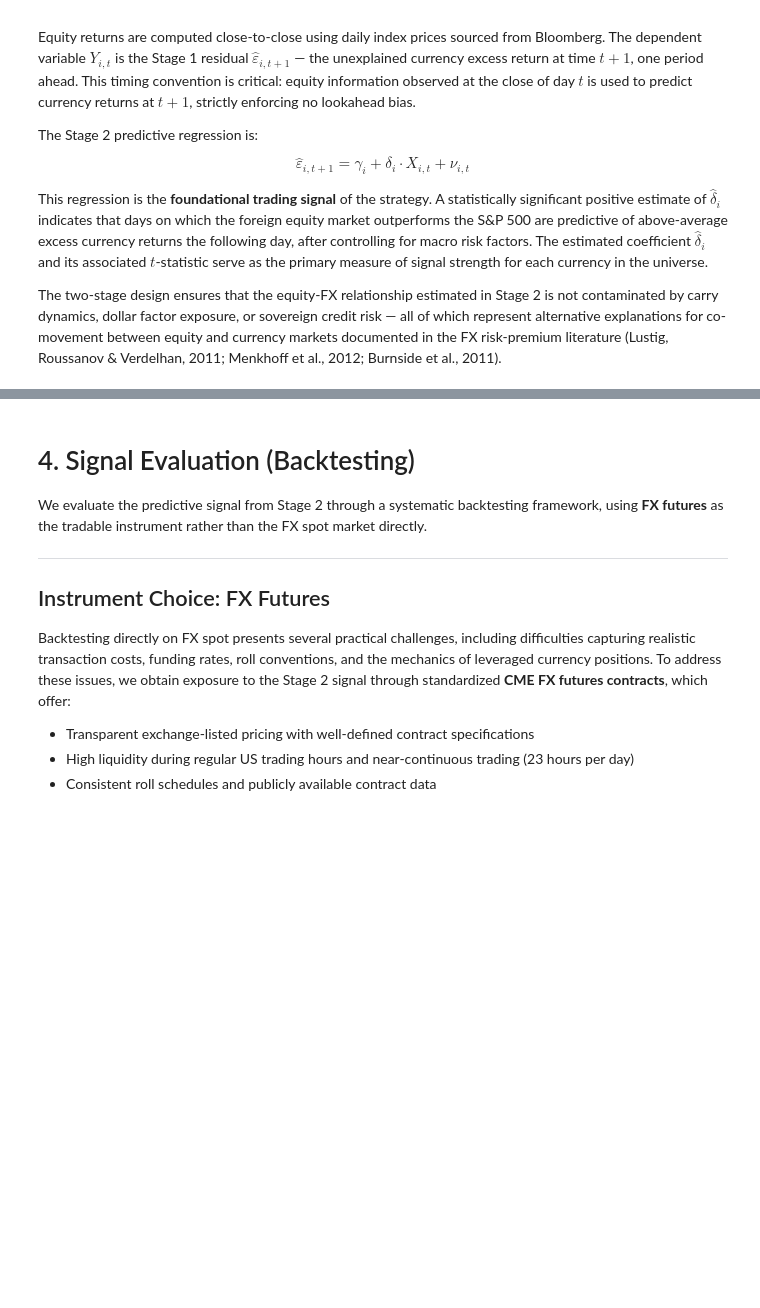
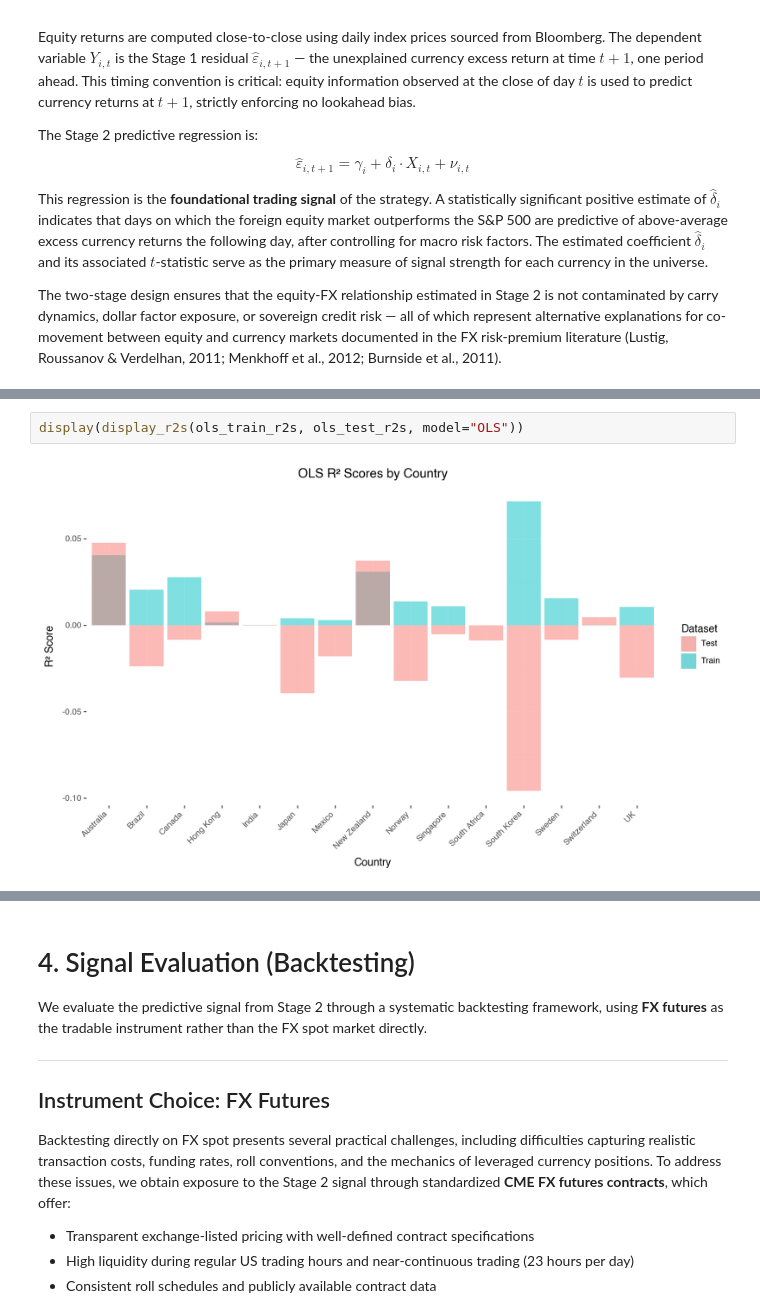
Before and after one commit to AdithSrinivasan/qts-cross-asset-fx, a Jupyter notebook: notebooks/analysis.ipynb, the cells around one changed output, grey strips where cells are left out. Cells and saved outputs as stored; diff of their text form; blank space fills up the shorter version.

Commit message:
modularize stage 2, add plots to analysis

```diff
--- a/notebooks/analysis.ipynb
+++ b/notebooks/analysis.ipynb
@@ -612,0 +647,4 @@ The two-stage design ensures that the equity-FX relationship estimated in Stage
+# %%
+display(display_r2s(ols_train_r2s, ols_test_r2s, model="OLS"))
+# %% [output]
+[figure, added]
```
Also changed, not shown: parts of 12 cells of this notebook, 6 other files.
